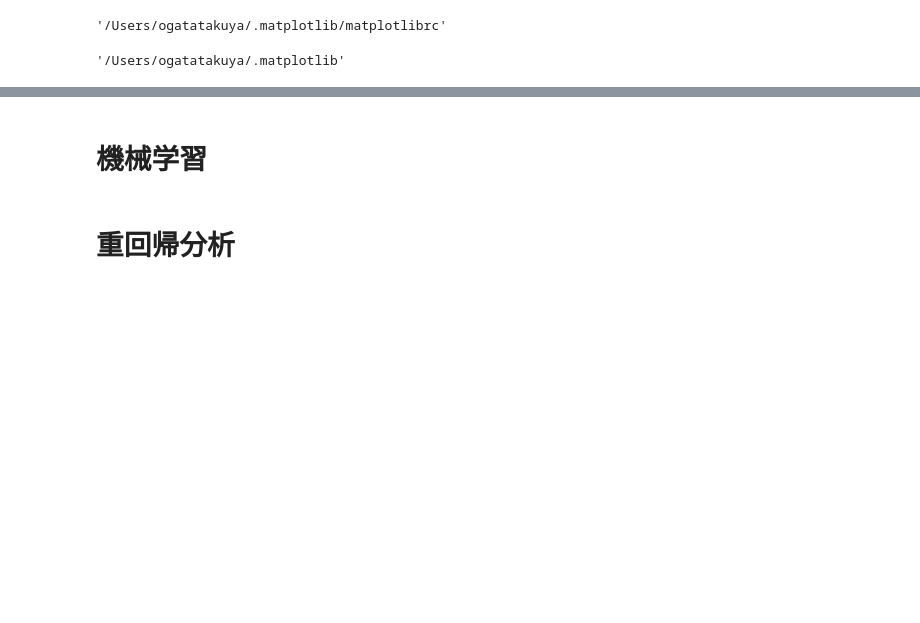
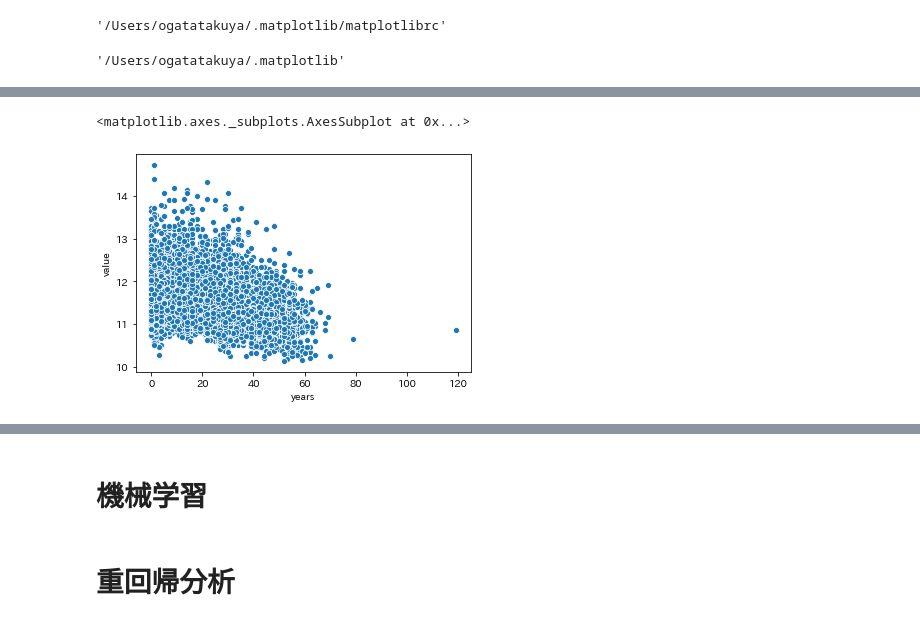
Before and after one commit to kyouyap/signate, a Jupyter notebook: part1.ipynb, the cells around one changed output, grey strips where cells are left out. Drawn from its saved outputs; the diff is of its cells as text; code cells hidden in the pictures; blank space fills up the shorter version.

```diff
--- a/part1.ipynb
+++ b/part1.ipynb
@@ -973,3 +1032,6 @@ df=df_tofile
 # %%
-# sns.scatterplot(x="years",y="value",data=df)
+sns.scatterplot(x="years",y="value",data=df)
+# %% [output]
+<matplotlib.axes._subplots.AxesSubplot at 0x...>
+[figure, added]
 # %%
```
Also changed, not shown: parts of 46 cells of this notebook, 5 other files.
